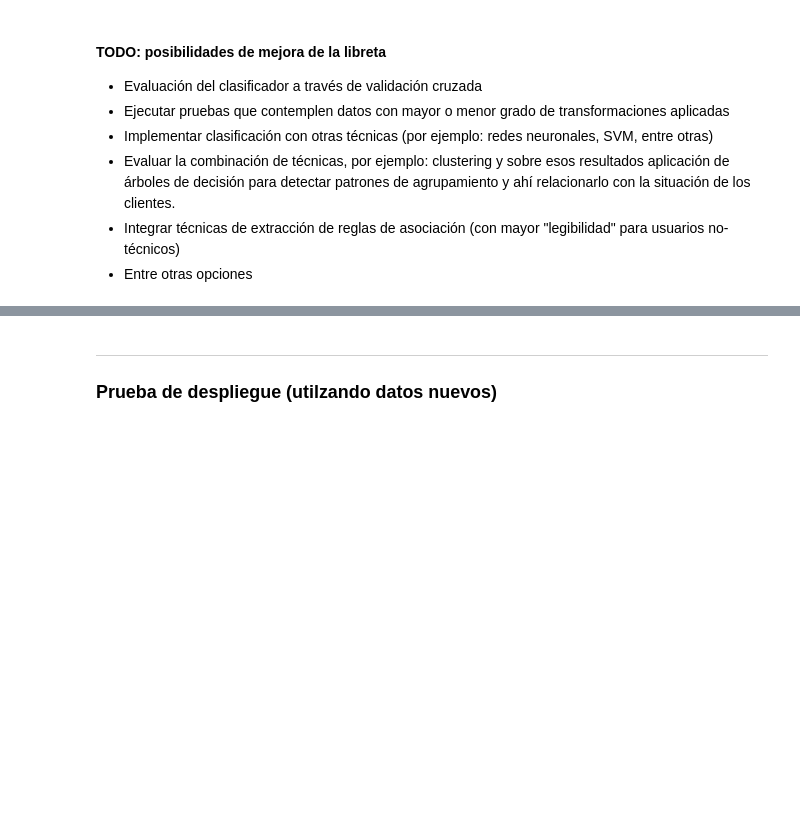
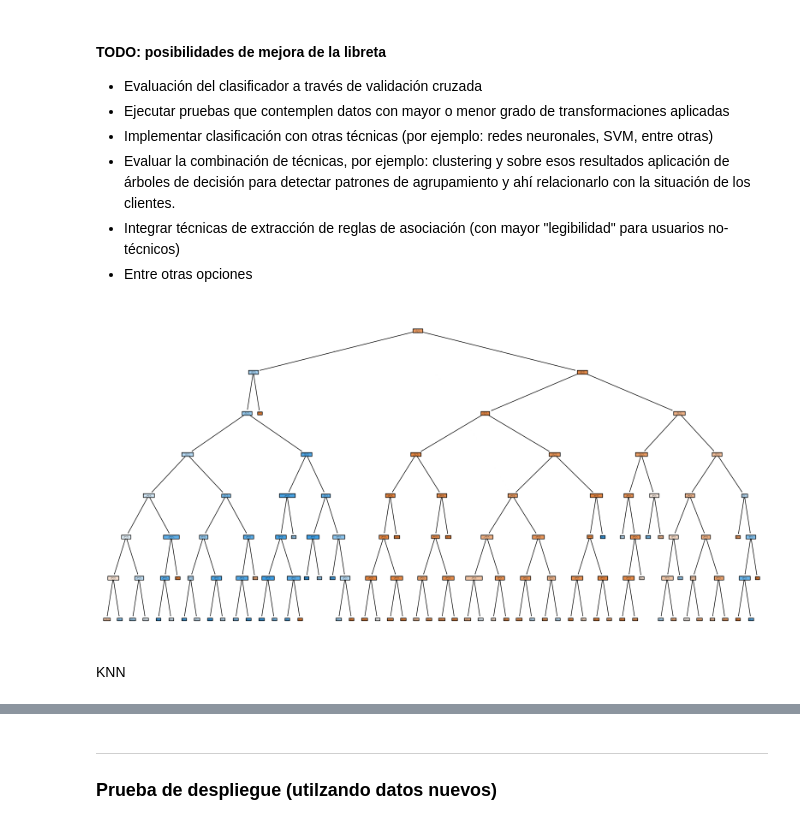
Before and after one commit to aasitimb/AP1_Repositorio, a Jupyter notebook: notebooks/04_Modelado_Evaluación/MD01 - Modelado.ipynb, the cells around one changed output, grey strips where cells are left out. Saved outputs shown, nothing was run; the diff lists cells and outputs as text; code cells hidden in the pictures; blank space fills up the shorter version.

```diff
--- a/notebooks/04_Modelado_Evaluación/MD01 - Modelado.ipynb
+++ b/notebooks/04_Modelado_Evaluación/MD01 - Modelado.ipynb
@@ -204,8 +322,8 @@ mlflow.set_experiment(experiment_name="Prueba #2")
 # %%
 with mlflow.start_run(run_name='Decision Tree (#2)'):
-    dtc = DecisionTreeClassifier(max_depth=5,
-                                 criterion='entropy',
-                                 min_samples_split=15)
+    dtc = DecisionTreeClassifier(max_depth=7,
+                                 criterion='gini',
+                                 min_samples_split=20)
 
     dtc.fit(train_data, train_labels)
 # %%
@@ -220,3 +353,15 @@ evaluar_modelo(dtc, test_data, test_labels)
 * Evaluar la combinación de técnicas, por ejemplo: clustering y sobre esos resultados aplicación de árboles de decisión para detectar patrones de agrupamiento y ahí relacionarlo con la situación de los clientes.
 * Integrar técnicas de extracción de reglas de asociación (con mayor "legibilidad" para usuarios no-técnicos)
 * Entre otras opciones
+# %%
+from sklearn.tree import plot_tree
+
+# Plot the decision tree
+plt.figure(figsize=(20,10))
+plot_tree(dtc, filled=True, feature_names=data.columns, class_names=labels)
+plt.show()
+plt.close()
+# %% [output]
+[figure, added]
+# %% [markdown]
+KNN
```
Also changed, not shown: parts of 25 cells of this notebook.
